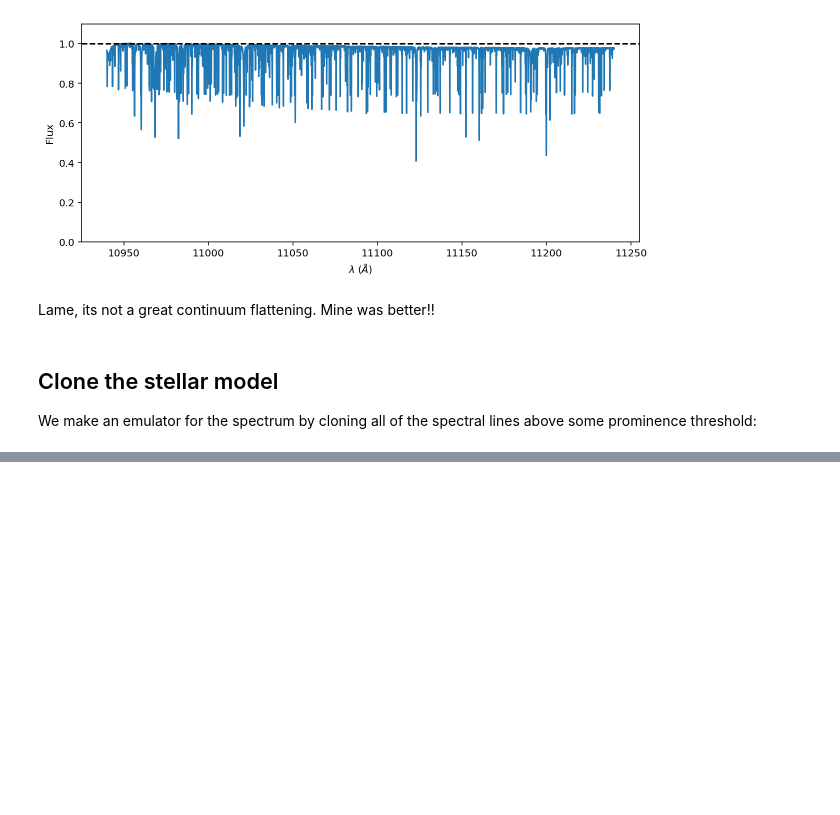
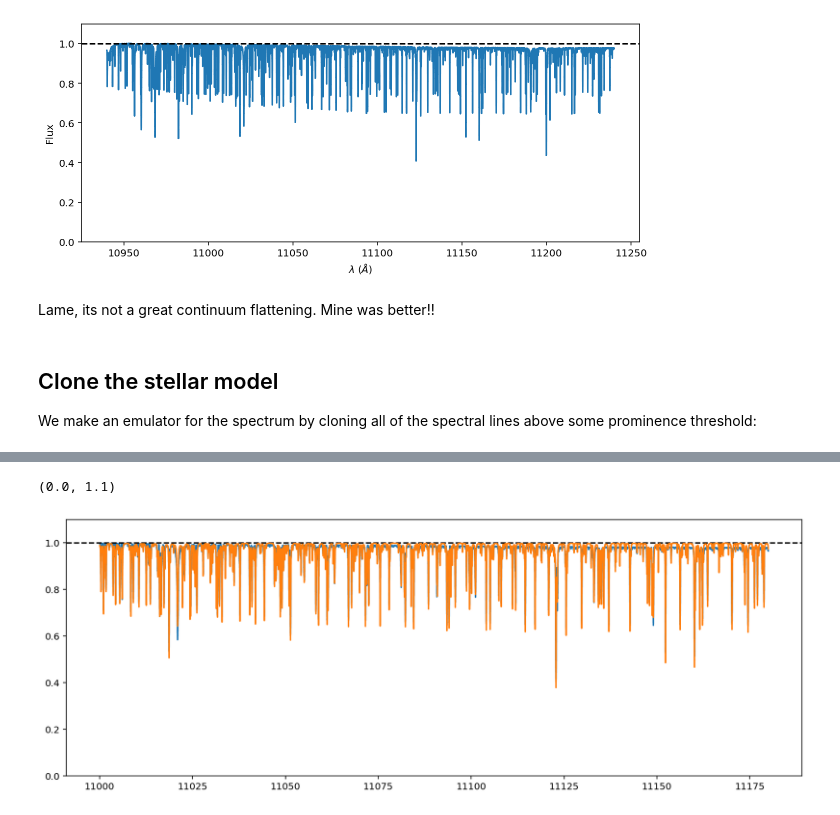
Before and after one commit to gully/blase, a Jupyter notebook: notebooks/05_JAX_demos/JAXdemo1.ipynb, the cells around one changed output, grey strips where cells are left out. Drawn from its saved outputs; the diff is of its cells as text; code cells hidden in the pictures; blank space fills up the shorter version.

```diff
--- a/notebooks/05_JAX_demos/JAXdemo1.ipynb
+++ b/notebooks/05_JAX_demos/JAXdemo1.ipynb
@@ -225,0 +178,9 @@ torch.save(stellar_emulator.state_dict(), "phoenix_clone_T4700g4p5_prom0p01_1100
+# %%
+plt.figure(figsize=(14, 5))
+plt.step(wl_active, target)
+plt.axhline(1.0, color='k', linestyle='dashed')
+plt.step(wl_native[sparse_emulator.active_mask], sparse_emulator.forward(params['ln_amplitudes']))
+plt.ylim(0.0,1.1)
+# %% [output]
+(0.0, 1.1)
+[figure, added]
```
Also changed, not shown: parts of 40 cells of this notebook, 1 other file.
